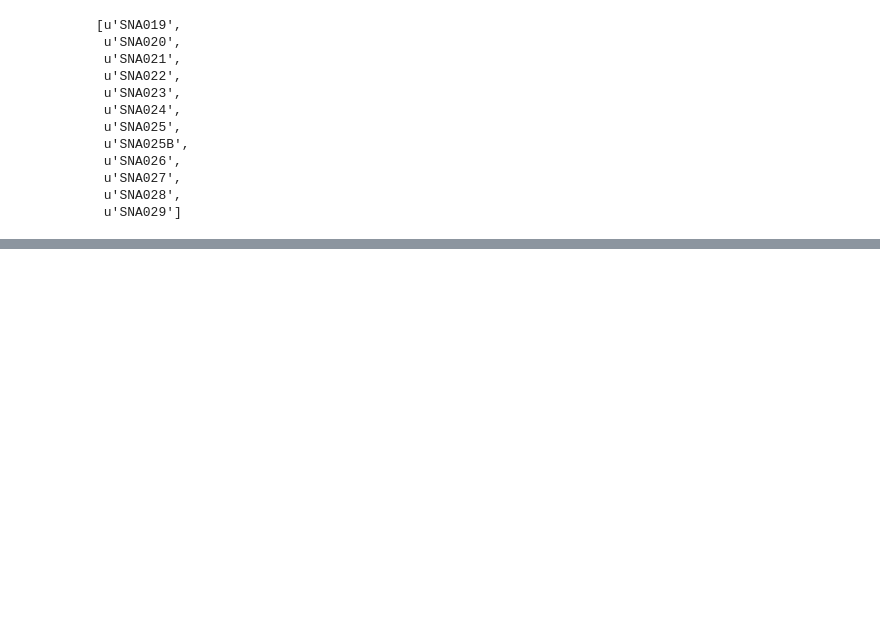
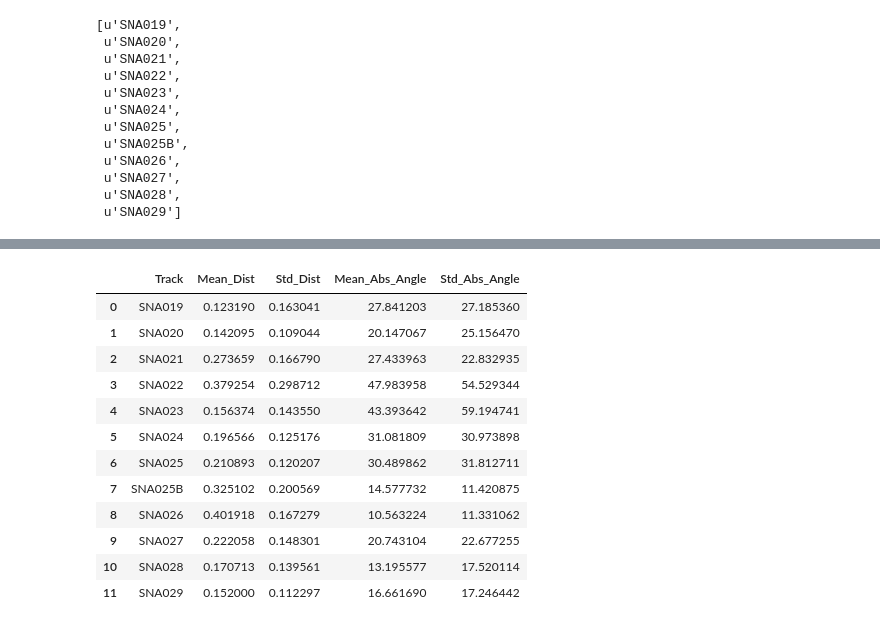
Before and after one commit to rah/optimal-search, a Jupyter notebook: ipython/70 84-11-05 Lab.ipynb, the cells around one changed output, grey strips where cells are left out. Drawn from its saved outputs; the diff is of its cells as text; code cells hidden in the pictures; blank space fills up the shorter version.

Commit message:
summary stats for each track

```diff
--- a/ipython/70 84-11-05 Lab.ipynb
+++ b/ipython/70 84-11-05 Lab.ipynb
@@ -34,9 +33,0 @@ for key in df.keys():
-# %%
-summary_df = pd.DataFrame()
-
-for key in df.keys():
-    summary_df['Name'].append(key)
-#    summary_df['Mean Distance'] = df[key]['Distance'].mean()
-#    summary_df['Std Distance'] = df[key]['Distance'].std()
-
-summary_df.head()
@@ -44,0 +38,39 @@ KeyError: 'Name'
+# %%
+track = []
+mean_dist = []
+std_dist = []
+mean_abs_angle = []
+std_abs_angle = []
+
+for key in df.keys():
+    track.append(key)
+    mean_dist.append(df[key]['Distance'].mean())
+    std_dist.append(df[key]['Distance'].std())
+    mean_abs_angle.append(df[key]['Abs Angle'].mean())
+    std_abs_angle.append(df[key]['Abs Angle'].std())
+
+summary_df = pd.DataFrame.from_items(
+    [
+        ('Track', track),
+        ('Mean_Dist', mean_dist),
+        ('Std_Dist', std_dist),
+        ('Mean_Abs_Angle', mean_abs_angle),
+        ('Std_Abs_Angle', std_abs_angle)
+    ]
+)
+# %%
+summary_df
+# %% [output]
+|  | Track | Mean_Dist | Std_Dist | Mean_Abs_Angle | Std_Abs_Angle |
+| 0 | SNA019 | 0.123190 | 0.163041 | 27.841203 | 27.185360 |
+| 1 | SNA020 | 0.142095 | 0.109044 | 20.147067 | 25.156470 |
+| 2 | SNA021 | 0.273659 | 0.166790 | 27.433963 | 22.832935 |
+| 3 | SNA022 | 0.379254 | 0.298712 | 47.983958 | 54.529344 |
+| 4 | SNA023 | 0.156374 | 0.143550 | 43.393642 | 59.194741 |
+| 5 | SNA024 | 0.196566 | 0.125176 | 31.081809 | 30.973898 |
+| 6 | SNA025 | 0.210893 | 0.120207 | 30.489862 | 31.812711 |
+| 7 | SNA025B | 0.325102 | 0.200569 | 14.577732 | 11.420875 |
+| 8 | SNA026 | 0.401918 | 0.167279 | 10.563224 | 11.331062 |
+| 9 | SNA027 | 0.222058 | 0.148301 | 20.743104 | 22.677255 |
+| 10 | SNA028 | 0.170713 | 0.139561 | 13.195577 | 17.520114 |
+| 11 | SNA029 | 0.152000 | 0.112297 | 16.661690 | 17.246442 |
```
Also changed, not shown: parts of 3 cells of this notebook.
